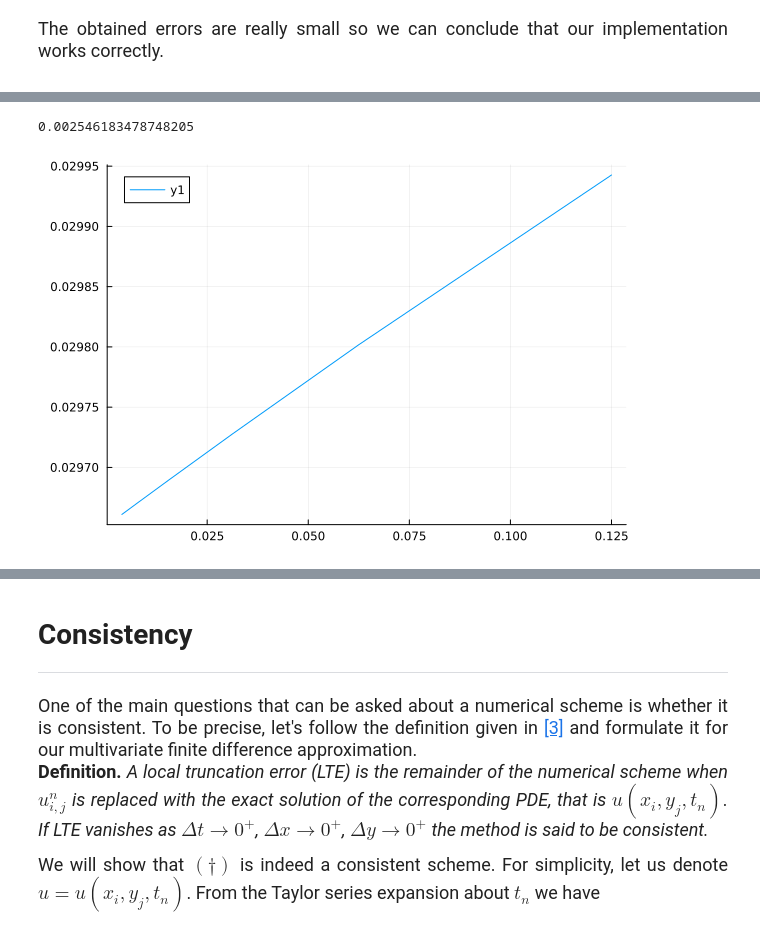
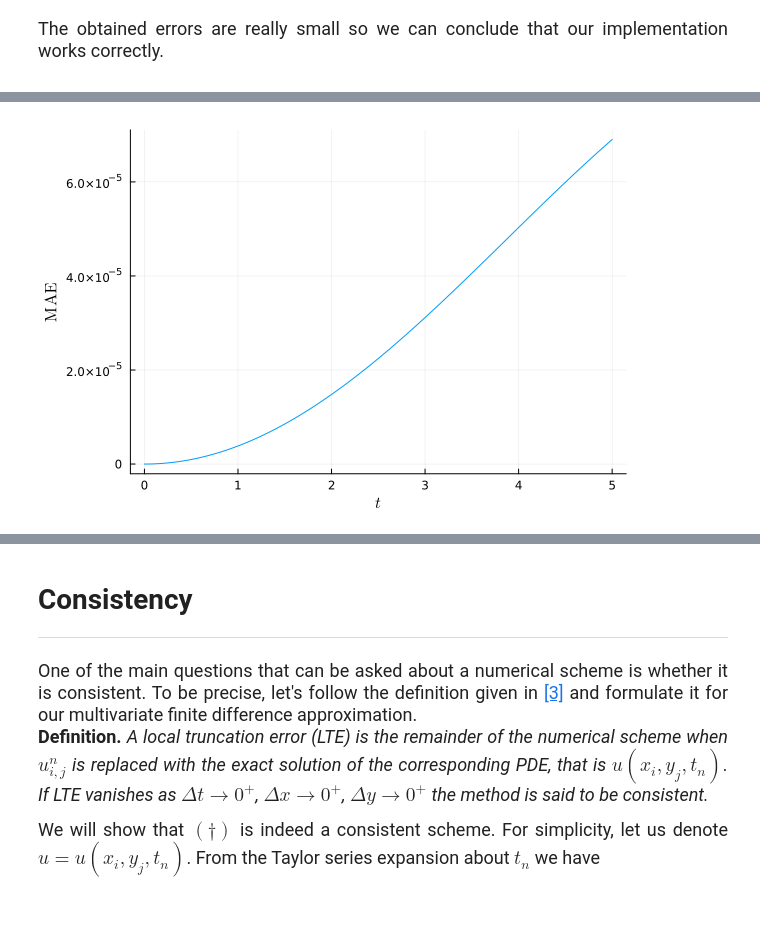
Before and after one commit to MarcinBear/PDE-project, a Jupyter notebook: PDE-project.ipynb, the cells around one changed output, grey strips where cells are left out. Drawn from its saved outputs; the diff is of its cells as text; code cells hidden in the pictures.

```diff
--- a/PDE-project.ipynb
+++ b/PDE-project.ipynb
@@ -707,8 +722,11 @@ BCs = Dict(  # Dirichlet Boundary Conditions
     "D" =>  4,  # y max
 )
 
-Δt = 0.001
+Δt = 0.01
 Δx = 0.05
 Δy = 0.05
 c  = 0.25
-N  = 1000;
+N  = 501;
+
+grid_params = grid(Δx=Δx, Δy=Δy, Ω=Ω)
+u = wave2D_FD(Δx=Δx, Δy=Δy, Δt=Δt, c=c, N=N, ICs=ICs, BCs=BCs, grid_params=grid_params);
@@ -757,8 +736,3 @@ xlog = log.(dxs); ylog = log.(errors)
-# %%
-sum((xlog .- mean(xlog)) .* (ylog .- mean(ylog))) / sum((xlog .- mean(xlog)).^2)
-# %% [output]
-0.002546183478748205
-# %%
-plot(dxs, errors)
-# %% [output]
-[figure, removed]
+# %%
+xs, ys = grid_params[3][1, :], grid_params[4][:, 1]'
+ts = 0.0:Δt:5.0;
@@ -764,0 +746,4 @@ plot(dxs, errors)
+# %%
+plot(ts, errors, xlabel=L"t", ylabel=L"\mathrm{MAE}", label=false)
+# %% [output]
+[figure, added]
```
Also changed, not shown: parts of 13 cells of this notebook.
